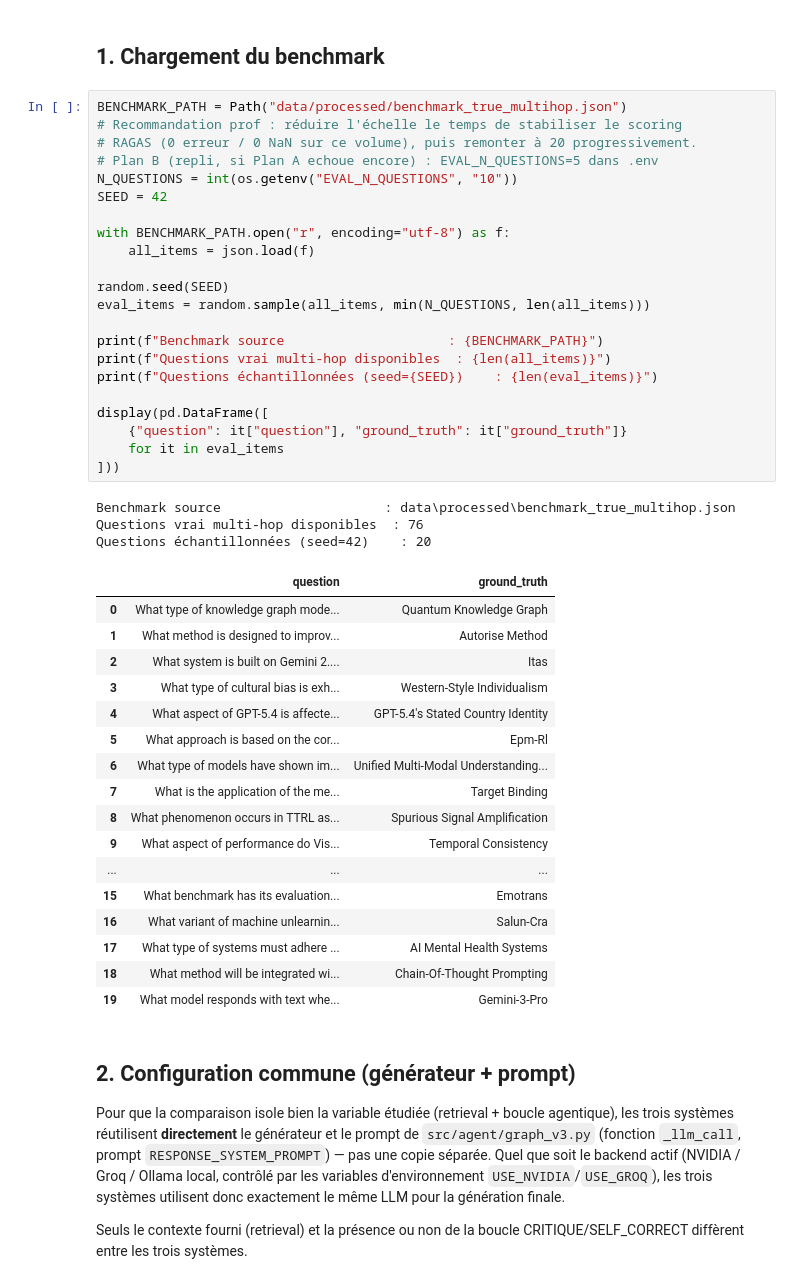
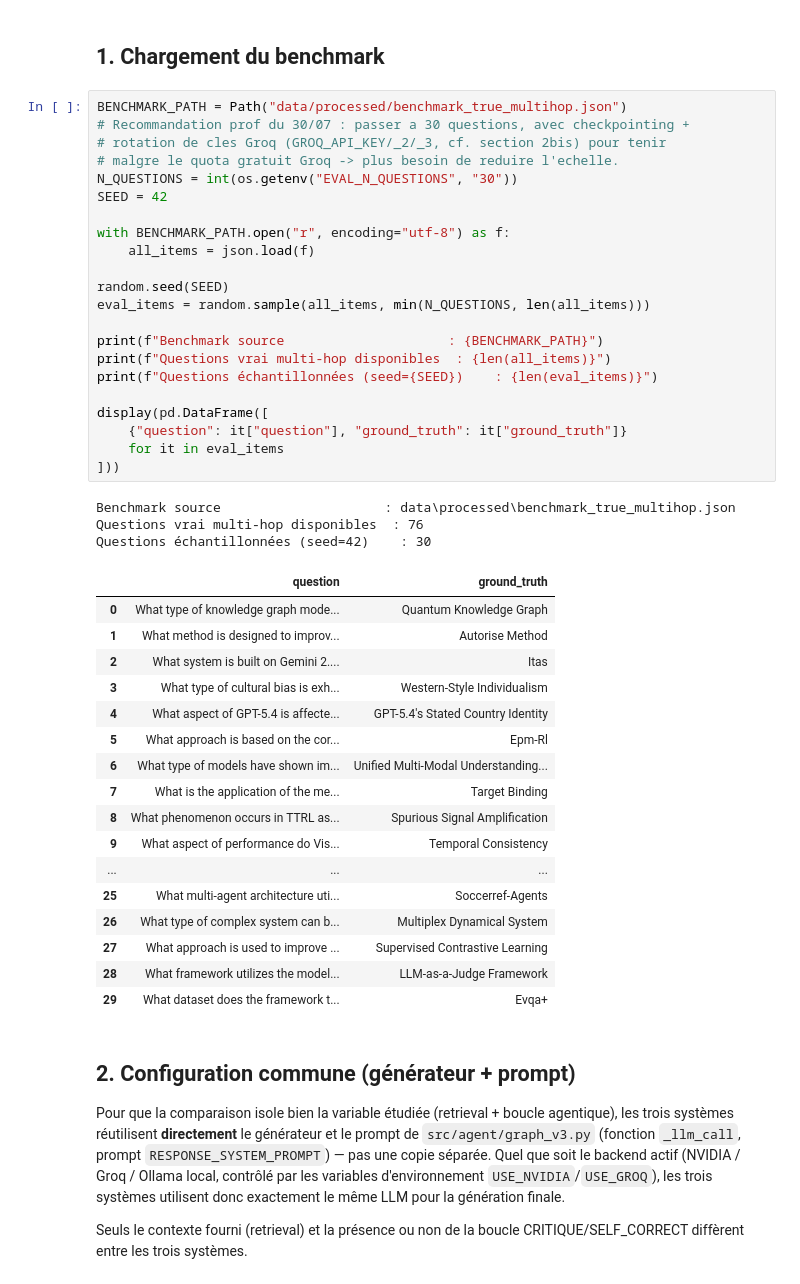
Before and after one commit to wiameanejjar/GraphRag_PFE, a Jupyter notebook: Sprint4_Ablation_Study.ipynb, the cells around one changed output. Cells and saved outputs as stored; diff of their text form.

Commit message:
Ablation study a 30 questions : checkpointing + rotation multi-comptes Groq

```diff
--- a/Sprint4_Ablation_Study.ipynb
+++ b/Sprint4_Ablation_Study.ipynb
@@ -43,47 +43,47 @@ Notebook exécuté le : 2026-07-31 14:58:01
 ## 1. Chargement du benchmark
 # %%
 BENCHMARK_PATH = Path("data/processed/benchmark_true_multihop.json")
-# Recommandation prof : réduire l'échelle le temps de stabiliser le scoring
-# RAGAS (0 erreur / 0 NaN sur ce volume), puis remonter à 20 progressivement.
-# Plan B (repli, si Plan A echoue encore) : EVAL_N_QUESTIONS=5 dans .env
-N_QUESTIONS = int(os.getenv("EVAL_N_QUESTIONS", "10"))
+# Recommandation prof du 30/07 : passer a 30 questions, avec checkpointing +
+# rotation de cles Groq (GROQ_API_KEY/_2/_3, cf. section 2bis) pour tenir
+# malgre le quota gratuit Groq -> plus besoin de reduire l'echelle.
+N_QUESTIONS = int(os.getenv("EVAL_N_QUESTIONS", "30"))
 SEED = 42
 
 with BENCHMARK_PATH.open("r", encoding="utf-8") as f:
     all_items = json.load(f)
 
 random.seed(SEED)
 eval_items = random.sample(all_items, min(N_QUESTIONS, len(all_items)))
 
 print(f"Benchmark source                     : {BENCHMARK_PATH}")
 print(f"Questions vrai multi-hop disponibles  : {len(all_items)}")
 print(f"Questions échantillonnées (seed={SEED})    : {len(eval_items)}")
 
 display(pd.DataFrame([
     {"question": it["question"], "ground_truth": it["ground_truth"]}
     for it in eval_items
 ]))
 # %% [output]
 Benchmark source                     : data\processed\benchmark_true_multihop.json
 Questions vrai multi-hop disponibles  : 76
-Questions échantillonnées (seed=42)    : 20
+Questions échantillonnées (seed=42)    : 30
 |  | question | ground_truth |
 | 0 | What type of knowledge graph mode... | Quantum Knowledge Graph |
 | 1 | What method is designed to improv... | Autorise Method |
 | 2 | What system is built on Gemini 2.... | Itas |
 | 3 | What type of cultural bias is exh... | Western-Style Individualism |
 | 4 | What aspect of GPT-5.4 is affecte... | GPT-5.4's Stated Country Identity |
 | 5 | What approach is based on the cor... | Epm-Rl |
 | 6 | What type of models have shown im... | Unified Multi-Modal Understanding... |
 | 7 | What is the application of the me... | Target Binding |
 | 8 | What phenomenon occurs in TTRL as... | Spurious Signal Amplification |
 | 9 | What aspect of performance do Vis... | Temporal Consistency |
 | ... | ... | ... |
-| 15 | What benchmark has its evaluation... | Emotrans |
-| 16 | What variant of machine unlearnin... | Salun-Cra |
-| 17 | What type of systems must adhere ... | AI Mental Health Systems |
-| 18 | What method will be integrated wi... | Chain-Of-Thought Prompting |
-| 19 | What model responds with text whe... | Gemini-3-Pro |
+| 25 | What multi-agent architecture uti... | Soccerref-Agents |
+| 26 | What type of complex system can b... | Multiplex Dynamical System |
+| 27 | What approach is used to improve ... | Supervised Contrastive Learning |
+| 28 | What framework utilizes the model... | LLM-as-a-Judge Framework |
+| 29 | What dataset does the framework t... | Evqa+ |
 # %% [markdown]
 ## 2. Configuration commune (générateur + prompt)
 
```
Also changed, not shown: parts of 9 cells of this notebook, 8 other files.
